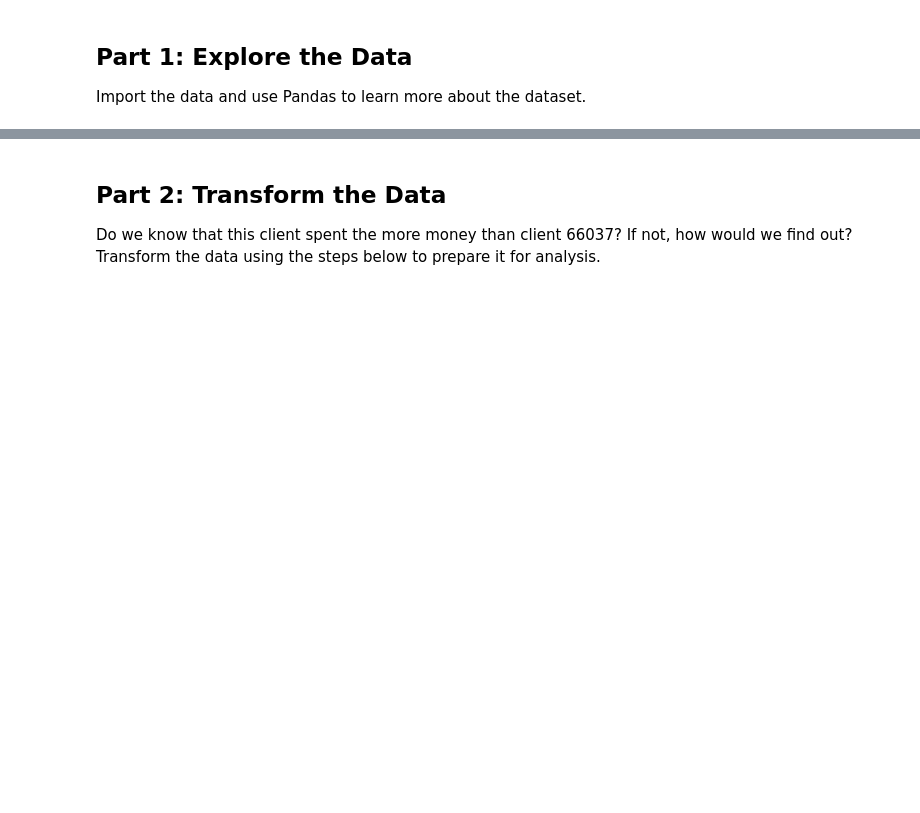
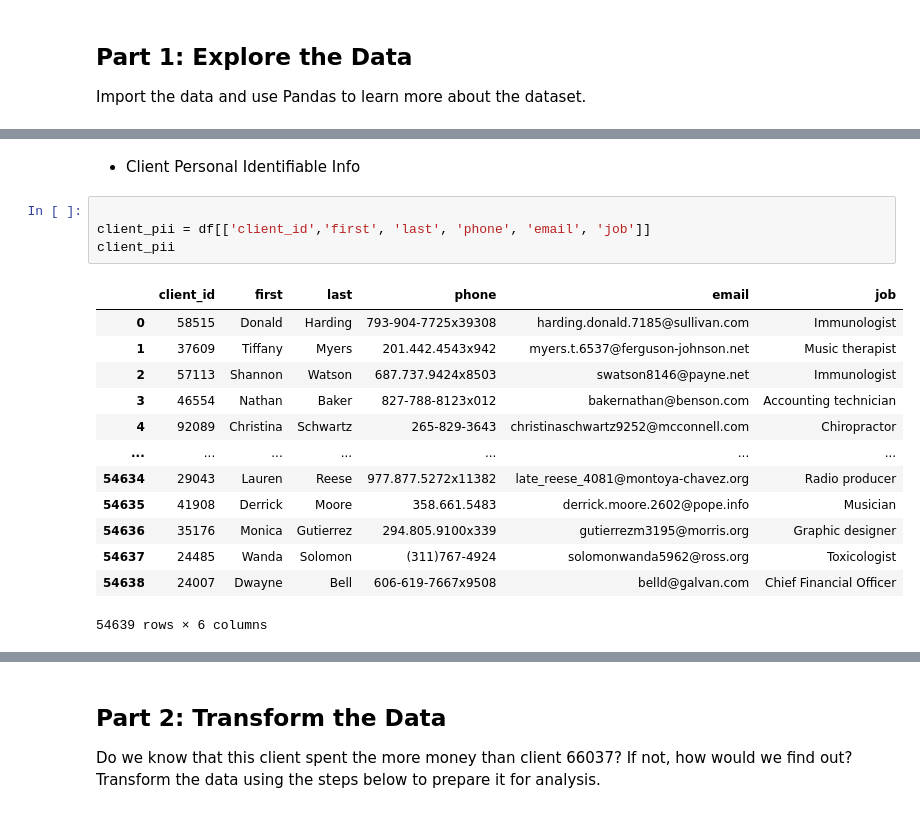
Before and after one commit to inCloset/pandas-challenge-1, a Jupyter notebook: Starter_Code/wholesale_data_analysis_starter_code.ipynb, the cells around one changed output, grey strips where cells are left out. Saved outputs shown, nothing was run; the diff lists cells and outputs as text; blank space fills up the shorter version.

```diff
--- a/Starter_Code/wholesale_data_analysis_starter_code.ipynb
+++ b/Starter_Code/wholesale_data_analysis_starter_code.ipynb
@@ -62,0 +76,20 @@ memory usage: 7.5+ MB
+# %% [markdown]
+- Client Personal Identifiable Info
+# %%
+
+client_pii = df[['client_id','first', 'last', 'phone', 'email', 'job']]
+client_pii
+# %% [output]
+|  | client_id | first | last | phone | email | job |
+| 0 | 58515 | Donald | Harding | 793-904-7725x39308 | harding.donald.7185@sullivan.com | Immunologist |
+| 1 | 37609 | Tiffany | Myers | 201.442.4543x942 | myers.t.6537@ferguson-johnson.net | Music therapist |
+| 2 | 57113 | Shannon | Watson | 687.737.9424x8503 | swatson8146@payne.net | Immunologist |
+| 3 | 46554 | Nathan | Baker | 827-788-8123x012 | bakernathan@benson.com | Accounting technician |
+| 4 | 92089 | Christina | Schwartz | 265-829-3643 | christinaschwartz9252@mcconnell.com | Chiropractor |
+| ... | ... | ... | ... | ... | ... | ... |
+| 54634 | 29043 | Lauren | Reese | 977.877.5272x11382 | late_reese_4081@montoya-chavez.org | Radio producer |
+| 54635 | 41908 | Derrick | Moore | 358.661.5483 | derrick.moore.2602@pope.info | Musician |
+| 54636 | 35176 | Monica | Gutierrez | 294.805.9100x339 | gutierrezm3195@morris.org | Graphic designer |
+| 54637 | 24485 | Wanda | Solomon | (311)767-4924 | solomonwanda5962@ross.org | Toxicologist |
+| 54638 | 24007 | Dwayne | Bell | 606-619-7667x9508 | belld@galvan.com | Chief Financial Officer |
+54639 rows × 6 columns
```
Also changed, not shown: parts of 26 cells of this notebook.
